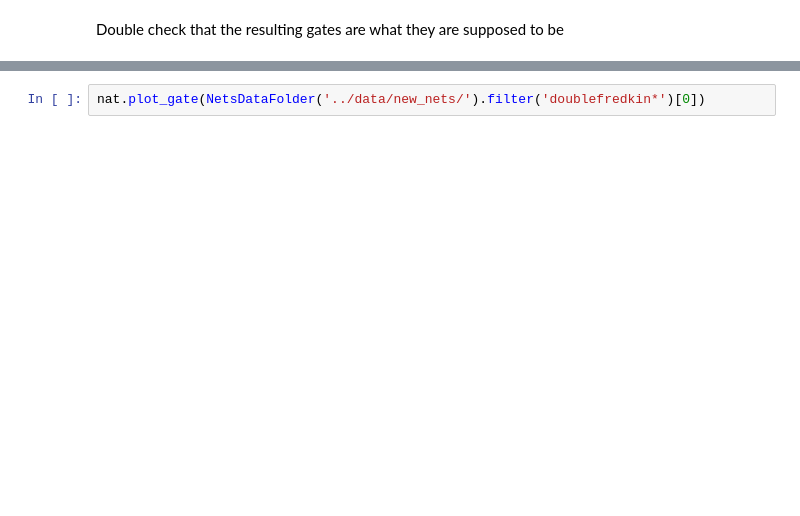
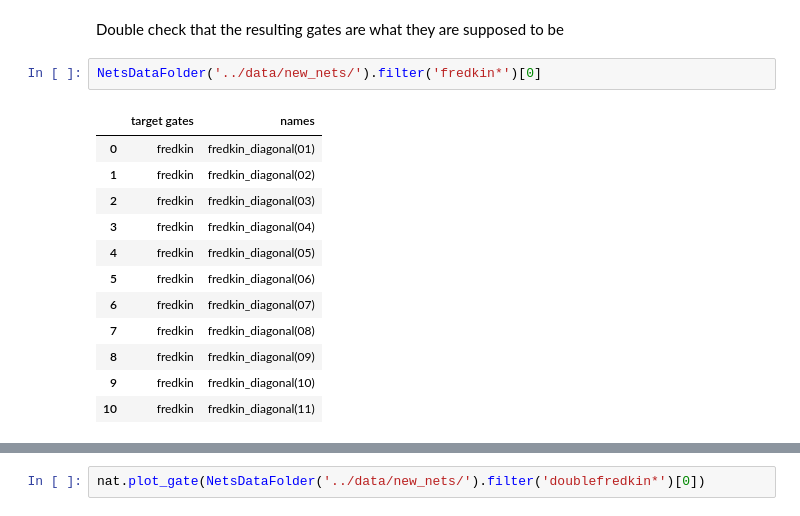
Before and after one commit to lucainnocenti/quantum-gate-learning, a Jupyter notebook: notebooks/doublefredkin.ipynb, the cells around one changed output, grey strips where cells are left out. Drawn from its saved outputs; the diff is of its cells as text; blank space fills up the shorter version.

```diff
--- a/notebooks/doublefredkin.ipynb
+++ b/notebooks/doublefredkin.ipynb
@@ -122,3 +122,18 @@ Optimizer.load('../data/new_nets/doublefredkin_diagonal(3).pickle').plot_paramet
 [interactive output not drawn]
 # %% [markdown]
 Double check that the resulting gates are what they are supposed to be
+# %%
+NetsDataFolder('../data/new_nets/').filter('fredkin*')[0]
+# %% [output]
+|  | target gates | names |
+| 0 | fredkin | fredkin_diagonal(01) |
+| 1 | fredkin | fredkin_diagonal(02) |
+| 2 | fredkin | fredkin_diagonal(03) |
+| 3 | fredkin | fredkin_diagonal(04) |
+| 4 | fredkin | fredkin_diagonal(05) |
+| 5 | fredkin | fredkin_diagonal(06) |
+| 6 | fredkin | fredkin_diagonal(07) |
+| 7 | fredkin | fredkin_diagonal(08) |
+| 8 | fredkin | fredkin_diagonal(09) |
+| 9 | fredkin | fredkin_diagonal(10) |
+| 10 | fredkin | fredkin_diagonal(11) |
```
Also changed, not shown: parts of 5 cells of this notebook.
